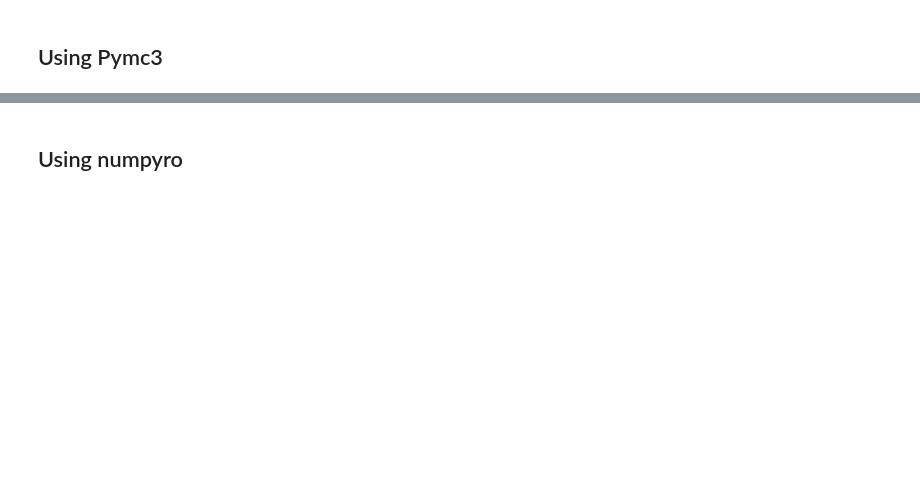
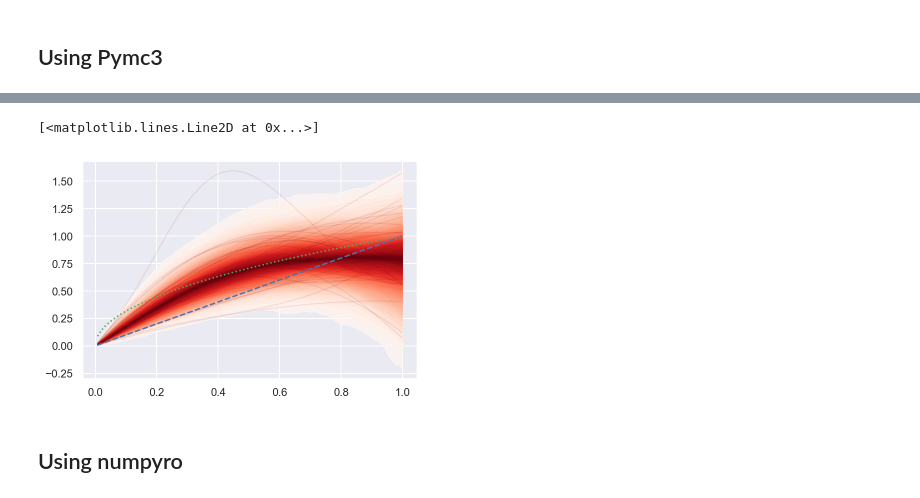
Before and after one commit to AurelienNioche/TransformedGP, a Jupyter notebook: model-discrepancy-using-numpyro.ipynb, the cells around one changed output, grey strips where cells are left out. Cells and saved outputs as stored; diff of their text form; code cells hidden in the pictures; blank space fills up the shorter version.

```diff
--- a/model-discrepancy-using-numpyro.ipynb
+++ b/model-discrepancy-using-numpyro.ipynb
@@ -326,0 +223,6 @@ ax.plot(x_sorted, u_model(x_sorted, theta=theta_model), ls="--")
+# %%
+u_model = u_lin
+theta_model = None
+tau_model = 3.333
+
+X, trace = run_inference_pymc3(data=data, u_model=u_model, theta_model=theta_model, tau_model=tau_model)
@@ -327,2 +247,13 @@ ax.plot(x_sorted, u_model(x_sorted, theta=theta_model), ls="--")
+# %%
+f_samples = np.array(trace.posterior["f"])
+f_samples = f_samples.reshape(f_samples.shape[0]*f_samples.shape[1], -1)
+# %%
+fig, ax = plt.subplots()
+plot_gp_dist(ax, f_samples, X)
+ax.plot(X, u_model(X, theta=theta_model), ls="--");
+ax.plot(X, u_data(X, theta=theta_data), ls=':', color="C2")
+# %% [output]
+[<matplotlib.lines.Line2D at 0x...>]
+[figure, added]
 # %% [markdown]
 ## Using numpyro
```
Also changed, not shown: parts of 46 cells of this notebook, 2 other files.
